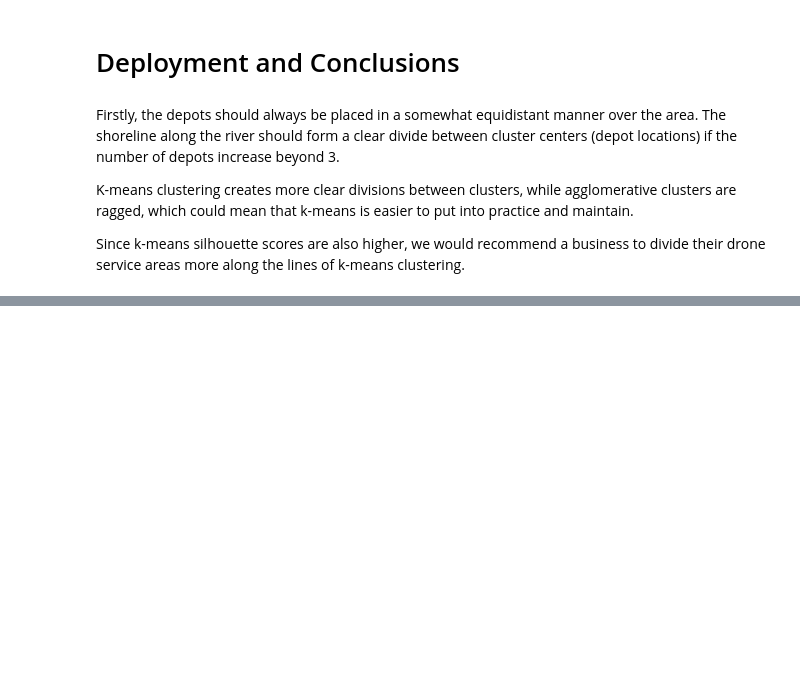
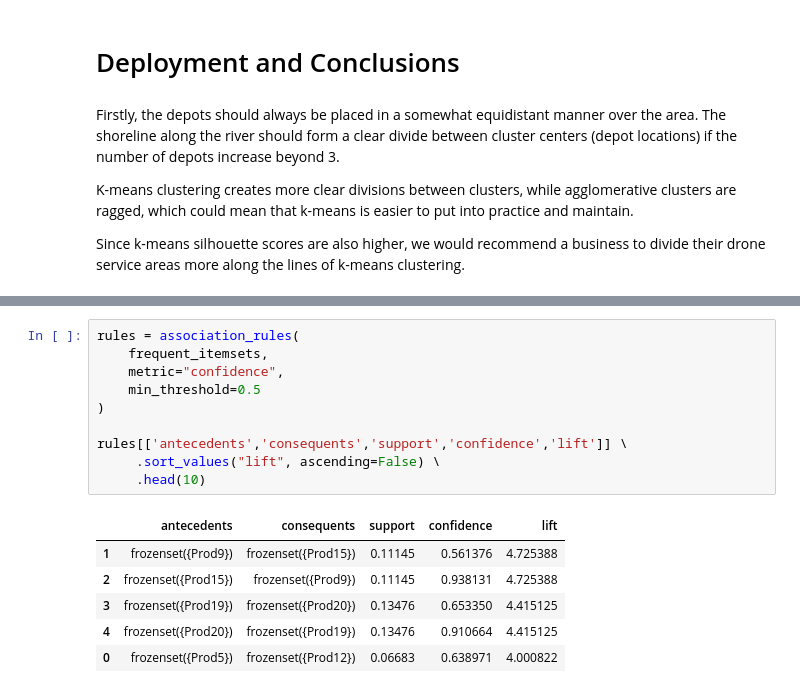
Before and after one commit to samuelms123/ML-tasks, a Jupyter notebook: task5/task5-pipeline.ipynb, the cells around one changed output, grey strips where cells are left out. Drawn from its saved outputs; the diff is of its cells as text; blank space fills up the shorter version.

```diff
--- a/task5/task5-pipeline.ipynb
+++ b/task5/task5-pipeline.ipynb
@@ -303,0 +429,17 @@ Since k-means silhouette scores are also higher, we would recommend a business t
+# %%
+rules = association_rules(
+    frequent_itemsets,
+    metric="confidence",
+    min_threshold=0.5
+)
+
+rules[['antecedents','consequents','support','confidence','lift']] \
+     .sort_values("lift", ascending=False) \
+     .head(10)
+# %% [output]
+|  | antecedents | consequents | support | confidence | lift |
+| 1 | frozenset({Prod9}) | frozenset({Prod15}) | 0.11145 | 0.561376 | 4.725388 |
+| 2 | frozenset({Prod15}) | frozenset({Prod9}) | 0.11145 | 0.938131 | 4.725388 |
+| 3 | frozenset({Prod19}) | frozenset({Prod20}) | 0.13476 | 0.653350 | 4.415125 |
+| 4 | frozenset({Prod20}) | frozenset({Prod19}) | 0.13476 | 0.910664 | 4.415125 |
+| 0 | frozenset({Prod5}) | frozenset({Prod12}) | 0.06683 | 0.638971 | 4.000822 |
```
Also changed, not shown: parts of 16 cells of this notebook.
